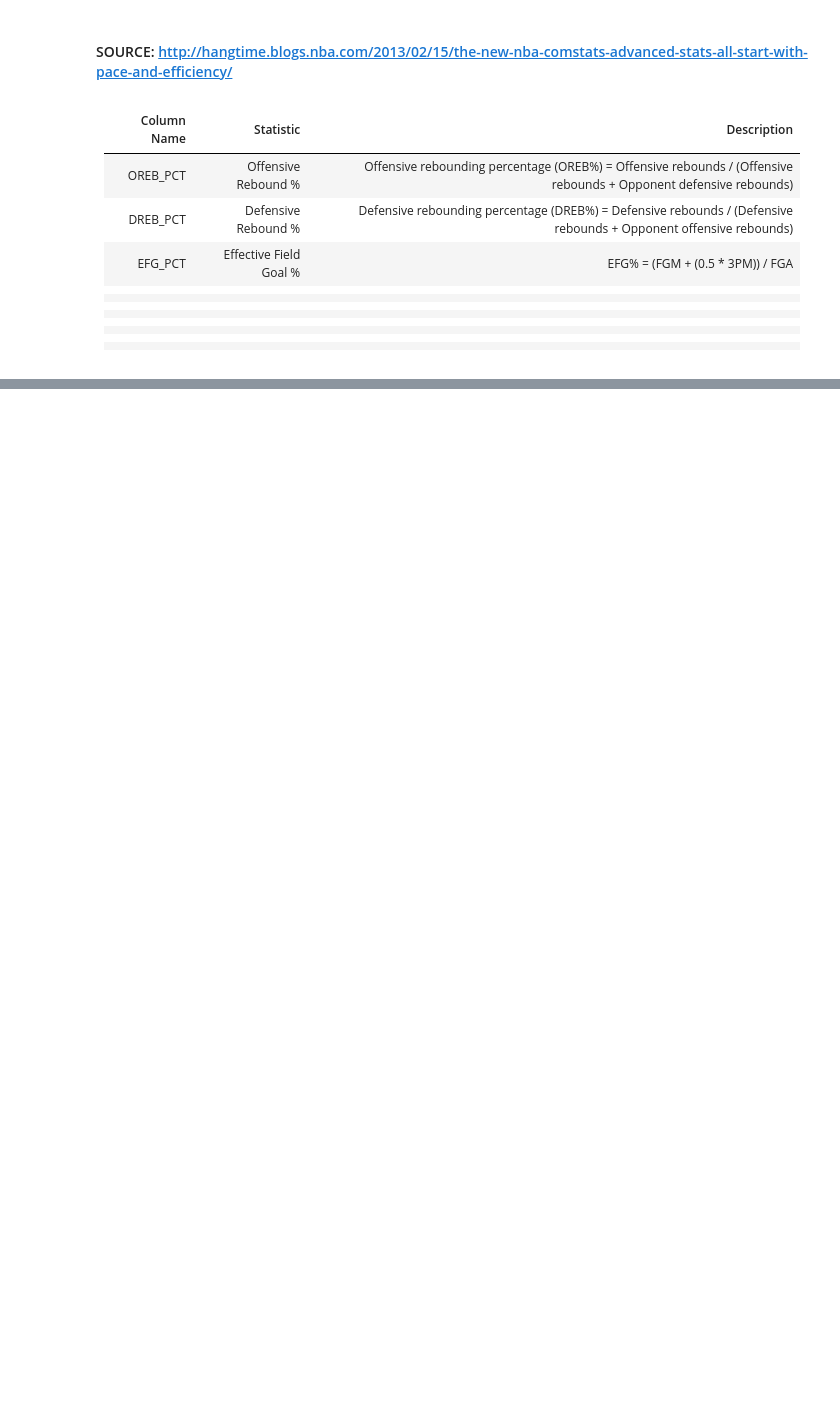
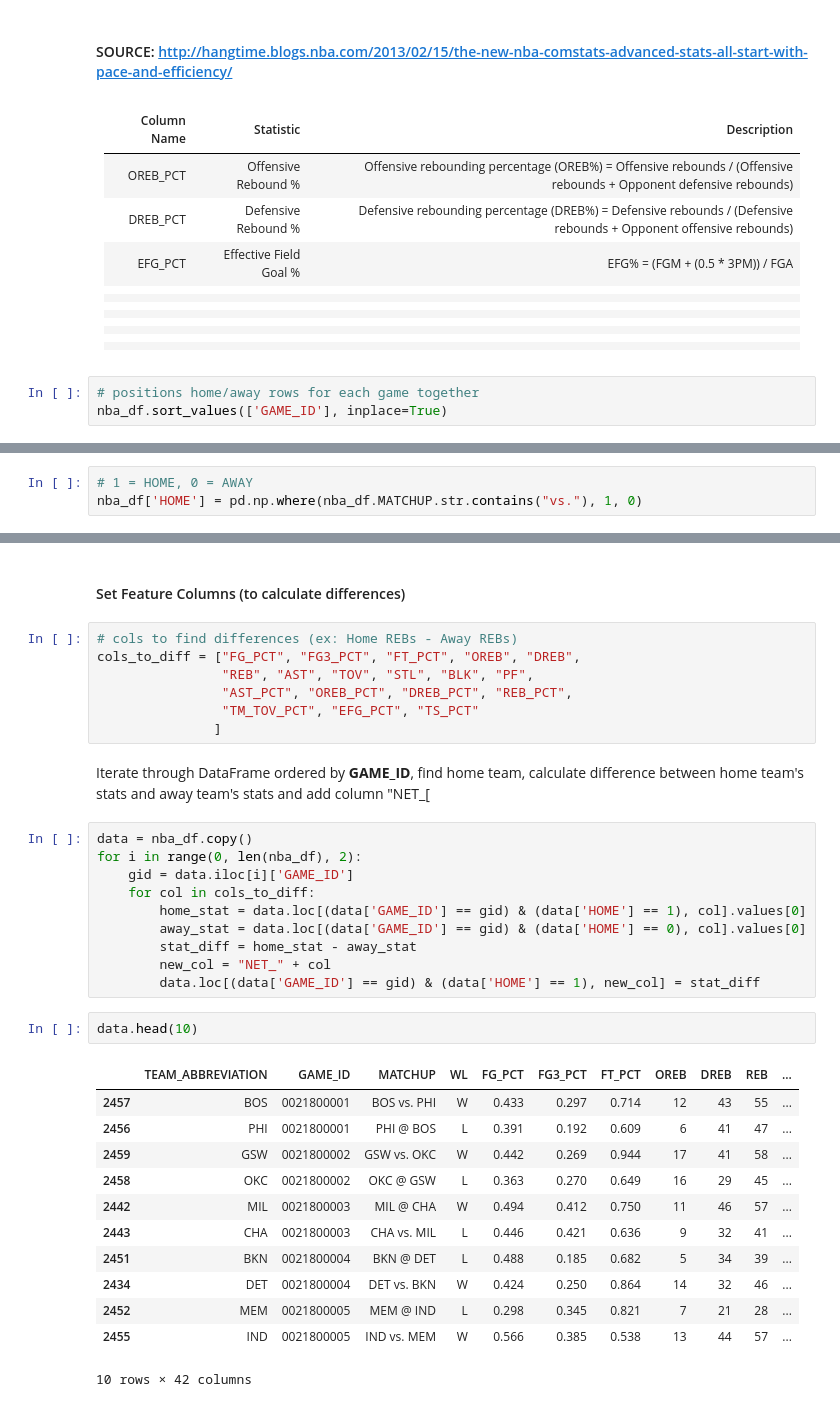
Before and after one commit to whitcrrd/mod03_project, a Jupyter notebook: api.ipynb, the cells around one changed output, grey strips where cells are left out. Saved outputs shown, nothing was run; the diff lists cells and outputs as text; blank space fills up the shorter version.

```diff
--- a/api.ipynb
+++ b/api.ipynb
@@ -305,3 +237,6 @@ PIE
         </tr>
     </tbody>
 </table>
+# %%
+# positions home/away rows for each game together
+nba_df.sort_values(['GAME_ID'], inplace=True)
@@ -307,0 +247,3 @@ PIE
+# %%
+# 1 = HOME, 0 = AWAY
+nba_df['HOME'] = pd.np.where(nba_df.MATCHUP.str.contains("vs."), 1, 0)
@@ -307,0 +260,36 @@ PIE
+# %% [markdown]
+#### Set Feature Columns (to calculate differences)
+# %%
+# cols to find differences (ex: Home REBs - Away REBs)
+cols_to_diff = ["FG_PCT", "FG3_PCT", "FT_PCT", "OREB", "DREB",
+                "REB", "AST", "TOV", "STL", "BLK", "PF",
+                "AST_PCT", "OREB_PCT", "DREB_PCT", "REB_PCT",
+                "TM_TOV_PCT", "EFG_PCT", "TS_PCT"
+               ]
+# %% [markdown]
+Iterate through DataFrame ordered by **GAME_ID**, find home team, calculate difference between home team's stats and away team's stats and add column "NET_[
+# %%
+data = nba_df.copy()
+for i in range(0, len(nba_df), 2):
+    gid = data.iloc[i]['GAME_ID']
+    for col in cols_to_diff:
+        home_stat = data.loc[(data['GAME_ID'] == gid) & (data['HOME'] == 1), col].values[0]
+        away_stat = data.loc[(data['GAME_ID'] == gid) & (data['HOME'] == 0), col].values[0]
+        stat_diff = home_stat - away_stat
+        new_col = "NET_" + col
+        data.loc[(data['GAME_ID'] == gid) & (data['HOME'] == 1), new_col] = stat_diff
+# %%
+data.head(10)
+# %% [output]
+|  | TEAM_ABBREVIATION | GAME_ID | MATCHUP | WL | FG_PCT | FG3_PCT | FT_PCT | OREB | DREB | REB | ... |
+| 2457 | BOS | 0021800001 | BOS vs. PHI | W | 0.433 | 0.297 | 0.714 | 12 | 43 | 55 | ... |
+| 2456 | PHI | 0021800001 | PHI @ BOS | L | 0.391 | 0.192 | 0.609 | 6 | 41 | 47 | ... |
+| 2459 | GSW | 0021800002 | GSW vs. OKC | W | 0.442 | 0.269 | 0.944 | 17 | 41 | 58 | ... |
+| 2458 | OKC | 0021800002 | OKC @ GSW | L | 0.363 | 0.270 | 0.649 | 16 | 29 | 45 | ... |
+| 2442 | MIL | 0021800003 | MIL @ CHA | W | 0.494 | 0.412 | 0.750 | 11 | 46 | 57 | ... |
+| 2443 | CHA | 0021800003 | CHA vs. MIL | L | 0.446 | 0.421 | 0.636 | 9 | 32 | 41 | ... |
+| 2451 | BKN | 0021800004 | BKN @ DET | L | 0.488 | 0.185 | 0.682 | 5 | 34 | 39 | ... |
+| 2434 | DET | 0021800004 | DET vs. BKN | W | 0.424 | 0.250 | 0.864 | 14 | 32 | 46 | ... |
+| 2452 | MEM | 0021800005 | MEM @ IND | L | 0.298 | 0.345 | 0.821 | 7 | 21 | 28 | ... |
+| 2455 | IND | 0021800005 | IND vs. MEM | W | 0.566 | 0.385 | 0.538 | 13 | 44 | 57 | ... |
+10 rows × 42 columns
```
Also changed, not shown: parts of 29 cells of this notebook.
